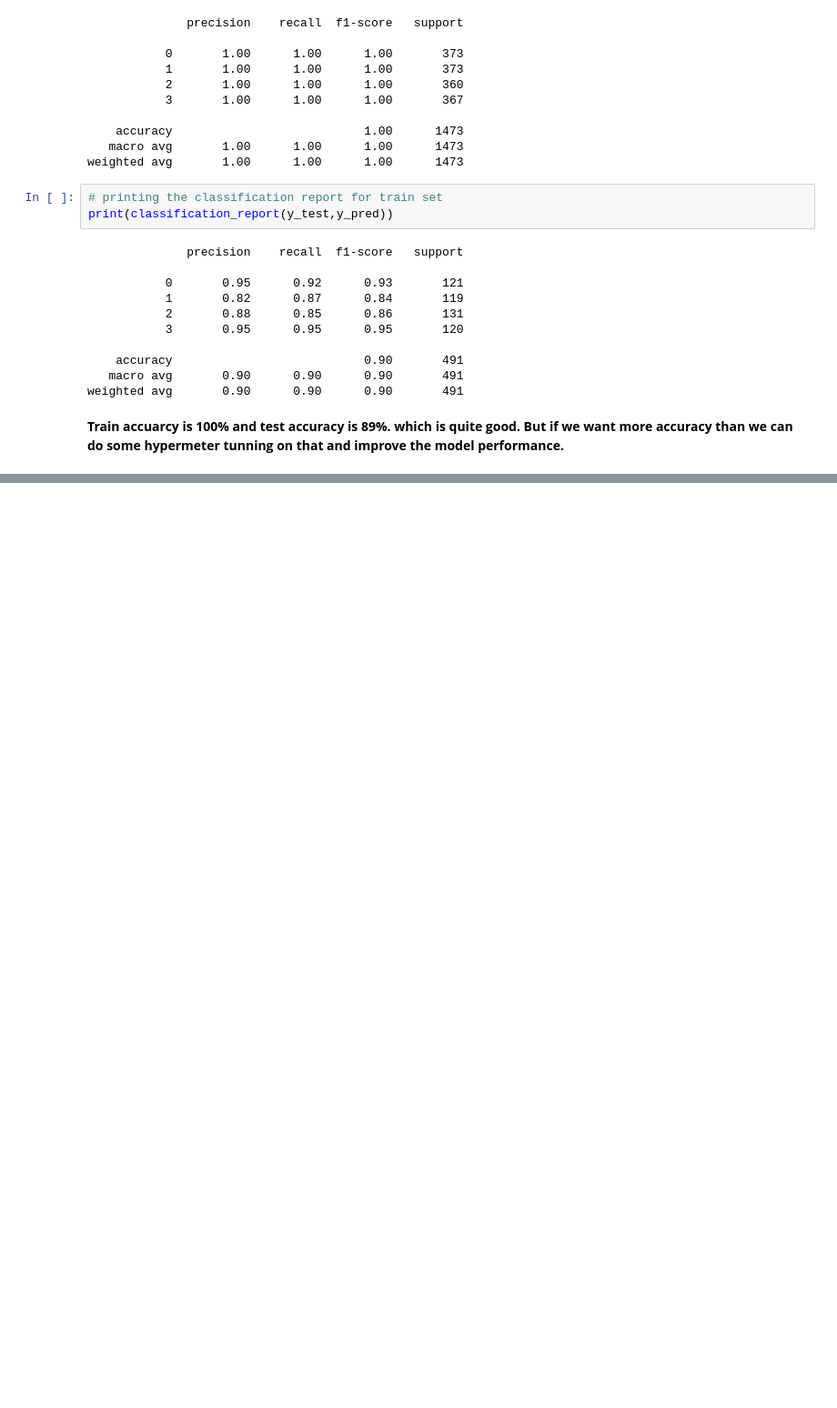
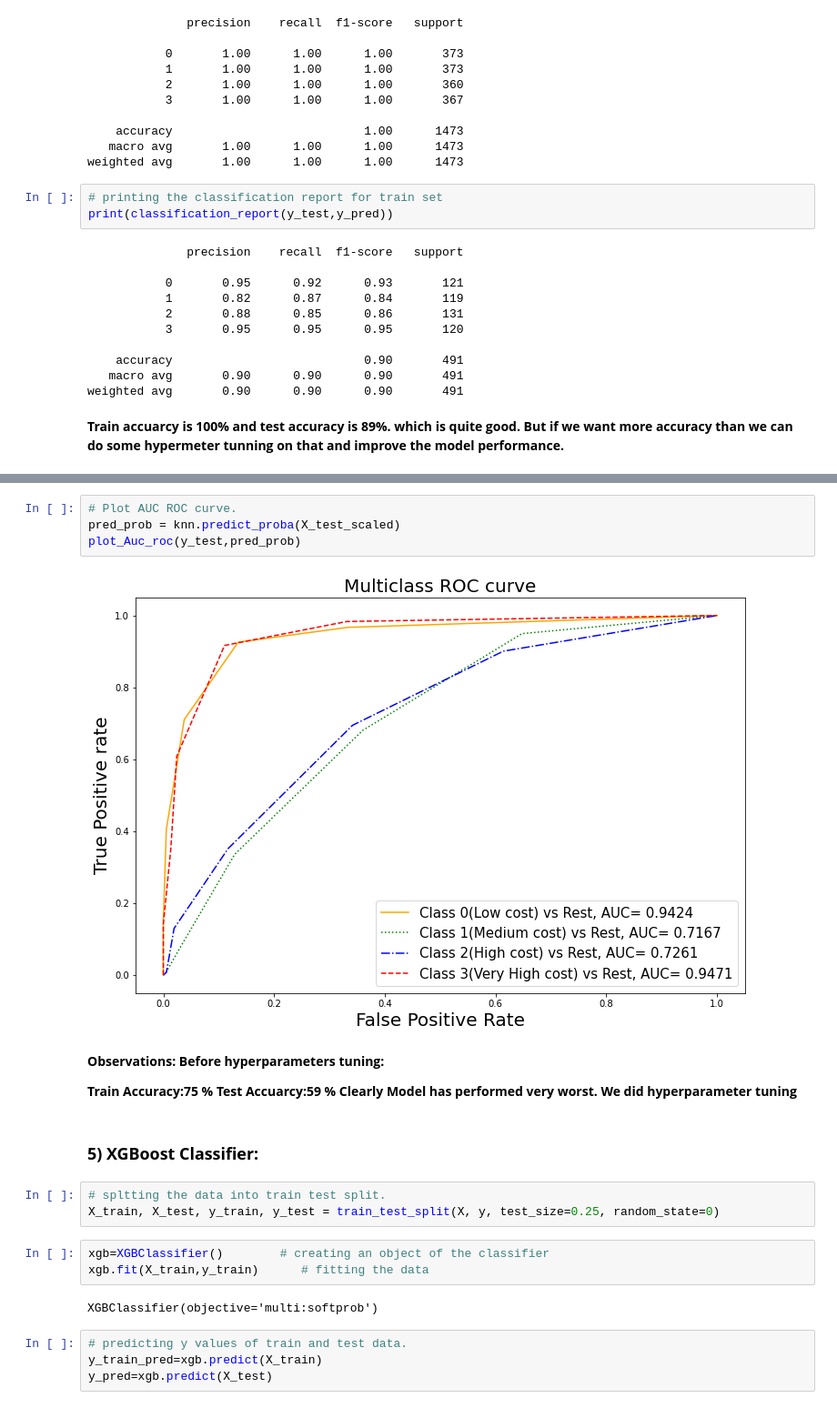
Before and after one commit to spradeepgit/Mobile_Price_Range_Prediction, a Jupyter notebook: Mobile_Price_Range.ipynb, the cells around one changed output, grey strips where cells are left out. Shown at 91% size. Saved outputs shown, nothing was run; the diff lists cells and outputs as text; blank space fills up the shorter version.

```diff
--- a/Mobile_Price_Range.ipynb
+++ b/Mobile_Price_Range.ipynb
@@ -1105,0 +1174,27 @@ weighted avg       0.90      0.90      0.90       491
+# %%
+# Plot AUC ROC curve.
+pred_prob = knn.predict_proba(X_test_scaled)
+plot_Auc_roc(y_test,pred_prob)
+# %% [output]
+[figure, added]
+# %% [markdown]
+**Observations:**
+**Before hyperparameters tuning:**
+
+**Train Accuracy:75 %**
+**Test Accuarcy:59 %**
+**Clearly Model has performed very worst. We did hyperparameter tuning**
+# %% [markdown]
+### **5) XGBoost Classifier:**
+# %%
+# spltting the data into train test split.
+X_train, X_test, y_train, y_test = train_test_split(X, y, test_size=0.25, random_state=0)
+# %%
+xgb=XGBClassifier()        # creating an object of the classifier
+xgb.fit(X_train,y_train)      # fitting the data
+# %% [output]
+XGBClassifier(objective='multi:softprob')
+# %%
+# predicting y values of train and test data.
+y_train_pred=xgb.predict(X_train)
+y_pred=xgb.predict(X_test)
```
Also changed, not shown: parts of 28 cells of this notebook.
